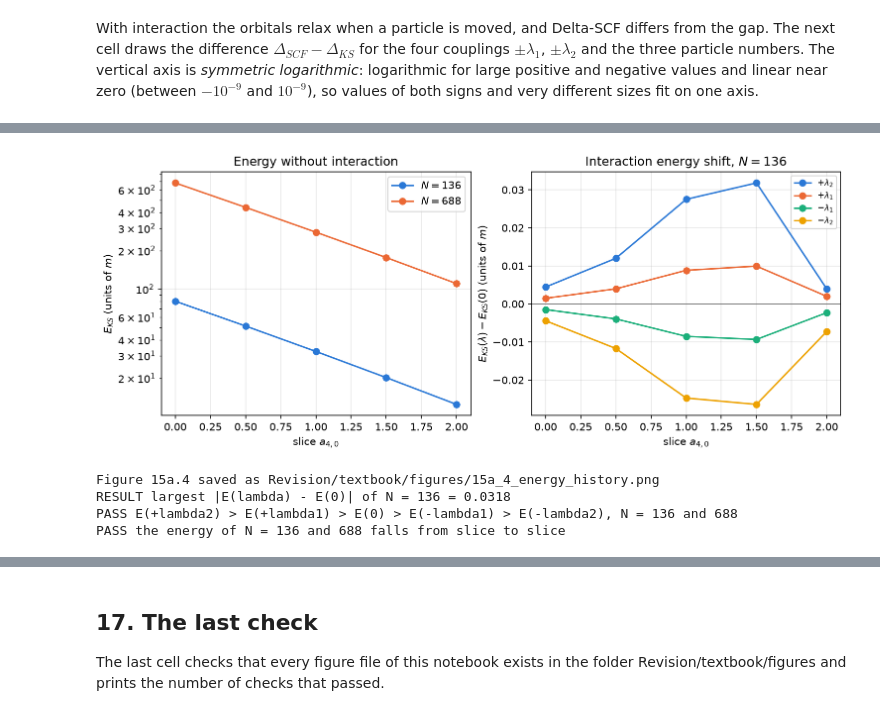
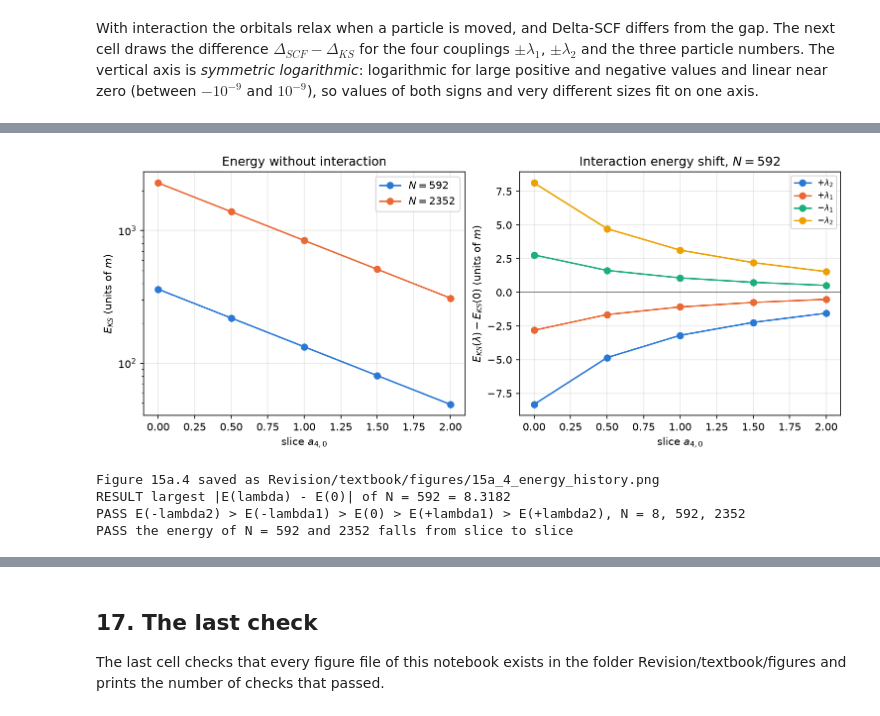
Before and after one commit to once-ere/Dirac_claude, a Jupyter notebook: Revision/textbook/notebooks/15a_canonical_matrix.ipynb, the cells around one changed output, grey strips where cells are left out. Saved outputs shown, nothing was run; the diff lists cells and outputs as text; code cells hidden in the pictures.

```diff
--- a/Revision/textbook/notebooks/15a_canonical_matrix.ipynb
+++ b/Revision/textbook/notebooks/15a_canonical_matrix.ipynb
@@ -1250,7 +1329,7 @@ both signs and very different sizes fit on one axis.
 # %%
 fig, axes = plt.subplots(1, 3, figsize=(10.0, 3.8), sharey=True,
                          layout="constrained")
-for ax, n in zip(axes, (8, 136, 688)):
+for ax, n in zip(axes, (8, 592, 2352)):
     for colour, tag, label in zip(PALETTE, ("lamp1", "lamm1", "lamp2", "lamm2"),
                                   ("$+\\lambda_1$", "$-\\lambda_1$", "$+\\lambda_2$",
                                    "$-\\lambda_2$")):
@@ -1264,18 +1343,22 @@ axes[0].set_ylabel("$\\Delta_{SCF} - \\Delta_{KS}$ (units of $m$)")
 axes[0].legend(fontsize=8)
 largest_id = max(excited, key=lambda i: abs(float(excited[i]["delta_SCF_minus_gap"])))
 largest_relax = abs(float(excited[largest_id]["delta_SCF_minus_gap"]))
-mantissa, power = f"{largest_relax:.1e}".split("e")  # e.g. "5.5", "-04"
+second = sorted(abs(float(row["delta_SCF_minus_gap"])) for row in excited.values())[-2]
+mantissa, power = f"{largest_relax:.1e}".split("e")  # e.g. "6.3", "-04"
 save_figure(fig, "delta_scf",
             "Orbital relaxation: the Delta-SCF excitation energy minus the Kohn-Sham "
             "gap (vertical axis, symmetric logarithmic, units of $m$) for the "
             "couplings $\\pm\\lambda_1$ and $\\pm\\lambda_2$ at the five slices "
-            "(horizontal axis), for $N = 8$, $136$ and $688$. It is small everywhere; "
+            "(horizontal axis), for $N = 8$, $592$ and $2352$. It is small everywhere; "
             f"it is largest, ${mantissa} \\times 10^{{{int(power)}}}\\,m$, for "
-            "$N = 688$ with $+\\lambda_2$ at $a_{4,0} = 0$, where the lowest empty "
-            "level is a bulk level at $k = 0$.")
+            "$N = 2352$ with $+\\lambda_1$ at $a_{4,0} = 0$, the one state whose "
+            "lowest empty level is the bulk edge, a level at $k = 0$ whose orbital "
+            "fills the whole interval.")
 report("largest |Delta-SCF - gap| over the 75 states",
        f"{largest_relax:.3e} ({largest_id})")
-check(largest_id == "N688_lamp2_a00",
-      "the largest relaxation belongs to N = 688, +lambda_2, a4,0 = 0 (the caption)")
+report("second largest |Delta-SCF - gap|", f"{second:.1e}")
+check(largest_id == "N2352_lamp1_a00"
+      and excited[largest_id]["particle_levels"] == "0:-1:odd:0;0:+1:odd:0",
+      "the largest relaxation belongs to N = 2352, +lambda_1, a4,0 = 0 (the caption)")
 check(largest_relax < 1e-3, "the orbital relaxation is below 0.001 m in every state")
 # %% [output]
@@ -1298,56 +1384,57 @@ the exchange term $-\tfrac{1}{32}\lambda n^2$, which is negative for $\lambda >
 # %%
 fig, (left, right) = plt.subplots(1, 2, figsize=(10.0, 4.0), layout="constrained")
-for colour, n in zip(PALETTE, (136, 688)):
+for colour, n in zip(PALETTE, (592, 2352)):
     energies = [float(ground[state_id(n, "lam0", a)]["E_KS"]) for a in SLICES]
     left.plot(SLICES, energies, "o-", color=colour, lw=1.5, label=f"$N = {n}$")
 left.set_yscale("log")
 left.set_xlabel("slice $a_{4,0}$")
 left.set_ylabel("$E_{KS}$ (units of $m$)")
 left.set_title("Energy without interaction")
 left.legend()
 tags = ("lamp2", "lamp1", "lamm1", "lamm2")
 labels = ("$+\\lambda_2$", "$+\\lambda_1$", "$-\\lambda_1$", "$-\\lambda_2$")
-largest_shift = 0.0  # the largest |E(lambda) - E(0)| of N = 136
+largest_shift = 0.0  # the largest |E(lambda) - E(0)| of N = 592
 for colour, tag, label in zip(PALETTE, tags, labels):
-    shift = [float(ground[state_id(136, tag, a)]["E_KS"])
-             - float(ground[state_id(136, "lam0", a)]["E_KS"]) for a in SLICES]
+    shift = [float(ground[state_id(592, tag, a)]["E_KS"])
+             - float(ground[state_id(592, "lam0", a)]["E_KS"]) for a in SLICES]
     largest_shift = max([largest_shift] + [abs(s) for s in shift])
     right.plot(SLICES, shift, "o-", color=colour, lw=1.5, label=label)
-e136 = [float(ground[state_id(136, "lam0", a)]["E_KS"]) for a in SLICES]
+e592 = [float(ground[state_id(592, "lam0", a)]["E_KS"]) for a in SLICES]
 right.axhline(0.0, color="0.4", lw=0.8)
 right.set_xlabel("slice $a_{4,0}$")
 right.set_ylabel("$E_{KS}(\\lambda) - E_{KS}(0)$ (units of $m$)")
-right.set_title("Interaction energy shift, $N = 136$")
+right.set_title("Interaction energy shift, $N = 592$")
 right.legend(fontsize=8)
 save_figure(fig, "energy_history",
             "Left: the Kohn-Sham energy $E_{KS}$ (vertical axis, logarithmic, units "
-            "of $m$) of $N = 136$ and $N = 688$ without interaction at the five "
-            "slices; it falls along the history as the brane band redshifts. Right: "
-            "the energy shift caused by the couplings $\\pm\\lambda_1$ and "
-            "$\\pm\\lambda_2$ for $N = 136$ (vertical axis, units of $m$): repulsion "
-            f"raises and attraction lowers the energy, by at most "
-            f"${largest_shift:.3f}\\,m$ out of ${min(e136):.0f}$ to "
-            f"${max(e136):.0f}\\,m$.")
-report("largest |E(lambda) - E(0)| of N = 136", f"{largest_shift:.4f}")
+            "of $m$) of $N = 592$ and $N = 2352$ without interaction at the five "
+            "slices; it falls exactly like $e^{-a_{4,0}}$ as the fold band "
+            "redshifts. Right: the energy shift caused by the couplings "
+            "$\\pm\\lambda_1$ and $\\pm\\lambda_2$ for $N = 592$ (vertical axis, "
+            "units of $m$): repulsion lowers and attraction raises the energy, "
+            f"by at most ${largest_shift:.2f}\\,m$ out of ${min(e592):.0f}$ to "
+            f"${max(e592):.0f}\\,m$, and the shift shrinks along the history with "
+            "the effective coupling.")
+report("largest |E(lambda) - E(0)| of N = 592", f"{largest_shift:.4f}")
 ordered = all(
-    float(ground[state_id(n, "lamp2", a)]["E_KS"])
+    float(ground[state_id(n, "lamm2", a)]["E_KS"])
+    > float(ground[state_id(n, "lamm1", a)]["E_KS"])
+    > float(ground[state_id(n, "lam0", a)]["E_KS"])
     > float(ground[state_id(n, "lamp1", a)]["E_KS"])
-    > float(ground[state_id(n, "lam0", a)]["E_KS"])
-    > float(ground[state_id(n, "lamm1", a)]["E_KS"])
-    > float(ground[state_id(n, "lamm2", a)]["E_KS"])
-    for n in (136, 688) for a in SLICES)
-check(ordered, "E(+lambda2) > E(+lambda1) > E(0) > E(-lambda1) > E(-lambda2), "
-               "N = 136 and 688")
+    > float(ground[state_id(n, "lamp2", a)]["E_KS"])
+    for n in (8, 592, 2352) for a in SLICES)
+check(ordered, "E(-lambda2) > E(-lambda1) > E(0) > E(+lambda1) > E(+lambda2), "
+               "N = 8, 592, 2352")
 falling = all(float(ground[state_id(n, "lam0", SLICES[i + 1])]["E_KS"])
               < float(ground[state_id(n, "lam0", SLICES[i])]["E_KS"])
-              for n in (136, 688) for i in range(4))
-check(falling, "the energy of N = 136 and 688 falls from slice to slice")
+              for n in (592, 2352) for i in range(4))
+check(falling, "the energy of N = 592 and 2352 falls from slice to slice")
 # %% [output]
-[figure, old version]
+[figure, new version]
 Figure 15a.4 saved as Revision/textbook/figures/15a_4_energy_history.png
-RESULT largest |E(lambda) - E(0)| of N = 136 = 0.0318
-PASS E(+lambda2) > E(+lambda1) > E(0) > E(-lambda1) > E(-lambda2), N = 136 and 688
-PASS the energy of N = 136 and 688 falls from slice to slice
+RESULT largest |E(lambda) - E(0)| of N = 592 = 8.3182
+PASS E(-lambda2) > E(-lambda1) > E(0) > E(+lambda1) > E(+lambda2), N = 8, 592, 2352
+PASS the energy of N = 592 and 2352 falls from slice to slice
 # %% [markdown]
 ## 13. Where the particles are: the densities
 
```
Also changed, not shown: parts of 31 cells of this notebook, 53 other files.
